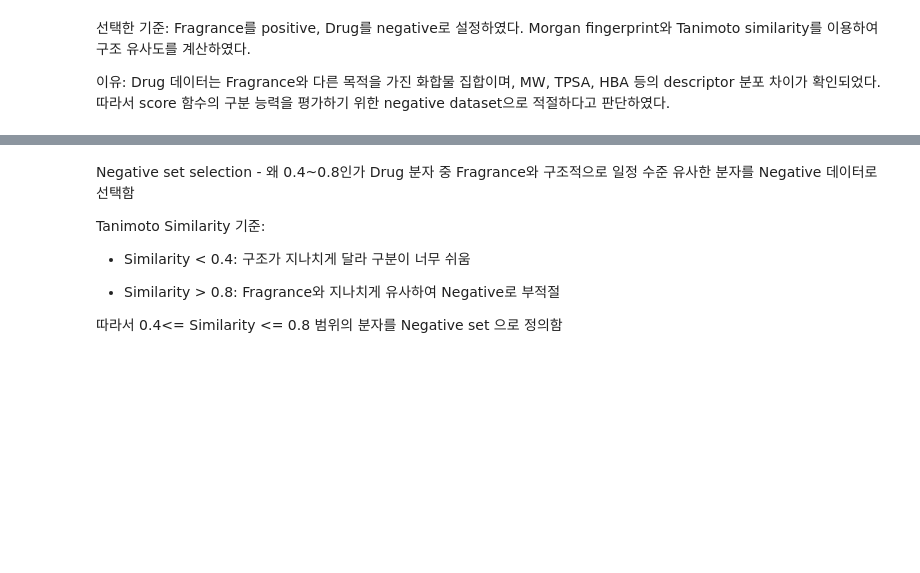
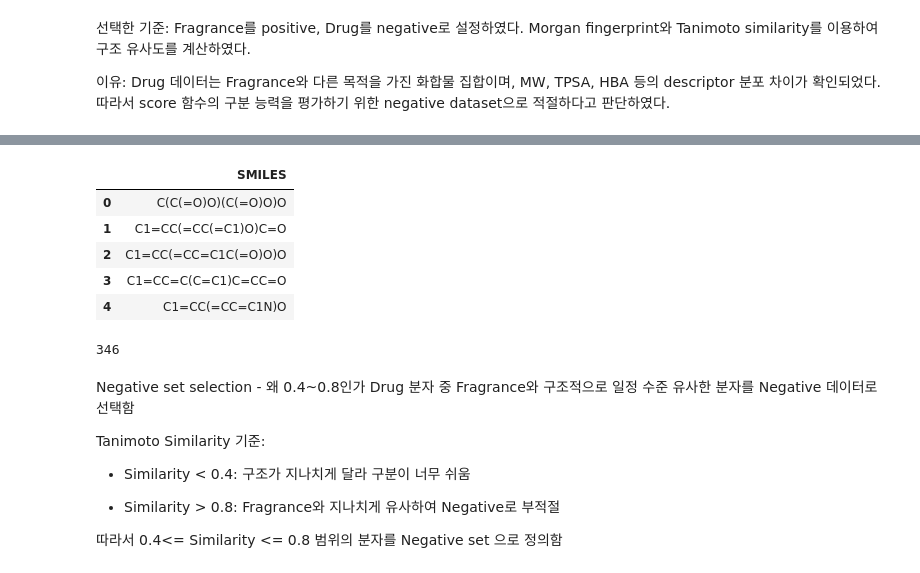
Before and after one commit to Hyeji-Shin-lab/2026-Algorithm, a Jupyter notebook: 신혜지_20251259_화학제품군.ipynb, the cells around one changed output, grey strips where cells are left out. Saved outputs shown, nothing was run; the diff lists cells and outputs as text; code cells hidden in the pictures; blank space fills up the shorter version.

```diff
--- a/신혜지_20251259_화학제품군.ipynb
+++ b/신혜지_20251259_화학제품군.ipynb
@@ -533,18 +511,25 @@ print(len(negative_idx))
 # %%
 negative_smiles = [
     drug_valid[i]
     for i in negative_idx
 ]
 
 negative_df = pd.DataFrame({
     "SMILES": negative_smiles
 })
 
-negative_df.to_csv(
-    "negatove_list.csv",
-    index=False
-)
 
 negative_df.head()
+# %% [output]
+|  | SMILES |
+| 0 | C(C(=O)O)(C(=O)O)O |
+| 1 | C1=CC(=CC(=C1)O)C=O |
+| 2 | C1=CC(=CC=C1C(=O)O)O |
+| 3 | C1=CC=C(C=C1)C=CC=O |
+| 4 | C1=CC(=CC=C1N)O |
+# %%
+print(len(negative_df))
+# %% [output]
+346
 # %%
 negative_df.to_csv(
```
Also changed, not shown: parts of 37 cells of this notebook.
